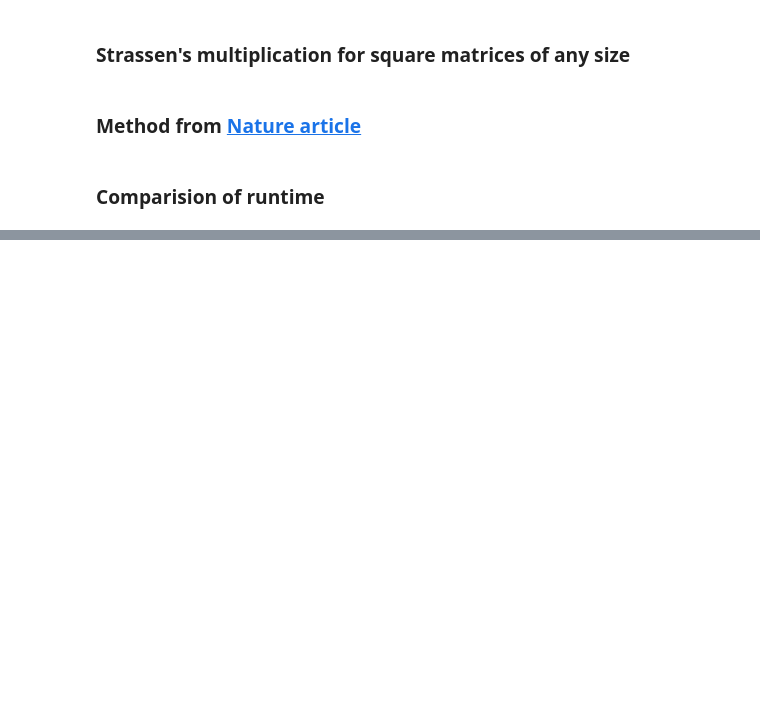
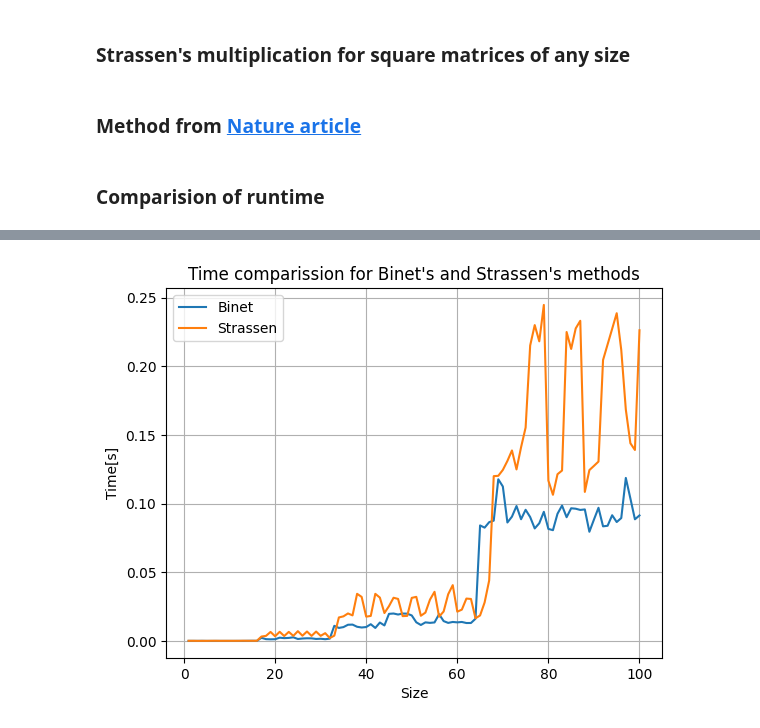
Before and after one commit to rbabski/AGH-Matrix-Algorithms, a Jupyter notebook: lab1/lab1.ipynb, the cells around one changed output, grey strips where cells are left out. Saved outputs shown, nothing was run; the diff lists cells and outputs as text; code cells hidden in the pictures; blank space fills up the shorter version.

```diff
--- a/lab1/lab1.ipynb
+++ b/lab1/lab1.ipynb
@@ -326,4 +326,6 @@ def multiply_nature(M1, M2):
 ### Comparision of runtime
 # %%
 matrices = np.load("matrices.npz") # if doesn't exist: run test_generator.py
+
+SIZE = 100
 # %%
@@ -346,0 +373,24 @@ for n in range(1, 25):
+# %%
+results_strassen = []
+counts_strassen = []
+times_strassen = []
+memory_strassen = []
+
+for n in range(1, SIZE+1):
+    print(f"size = {n}")
+    A = matrices[f"A_{n}"]
+    B = matrices[f"B_{n}"]
+
+    tracemalloc.start()
+    start = time.perf_counter()
+
+    res, cnt = multiply_strassen(A, B)
+
+    time_ = time.perf_counter() - start
+    mem = tracemalloc.get_traced_memory()[1]
+    tracemalloc.stop()
+
+    results_strassen.append(res)
+    counts_strassen.append(cnt)
+    times_strassen.append(time_)
+    memory_strassen.append(mem)
@@ -346,0 +415,13 @@ for n in range(1, 25):
+# %%
+x = range(1, SIZE+1)
+plt.plot(x, times_binet, label='Binet')
+plt.plot(x, times_strassen, label='Strassen')
+
+plt.xlabel('Size')
+plt.ylabel('Time[s]')
+plt.title('Time comparission for Binet\'s and Strassen\'s methods')
+plt.legend()
+plt.grid(True)
+plt.show()
+# %% [output]
+[figure, added]
```
Also changed, not shown: parts of 10 cells of this notebook.
